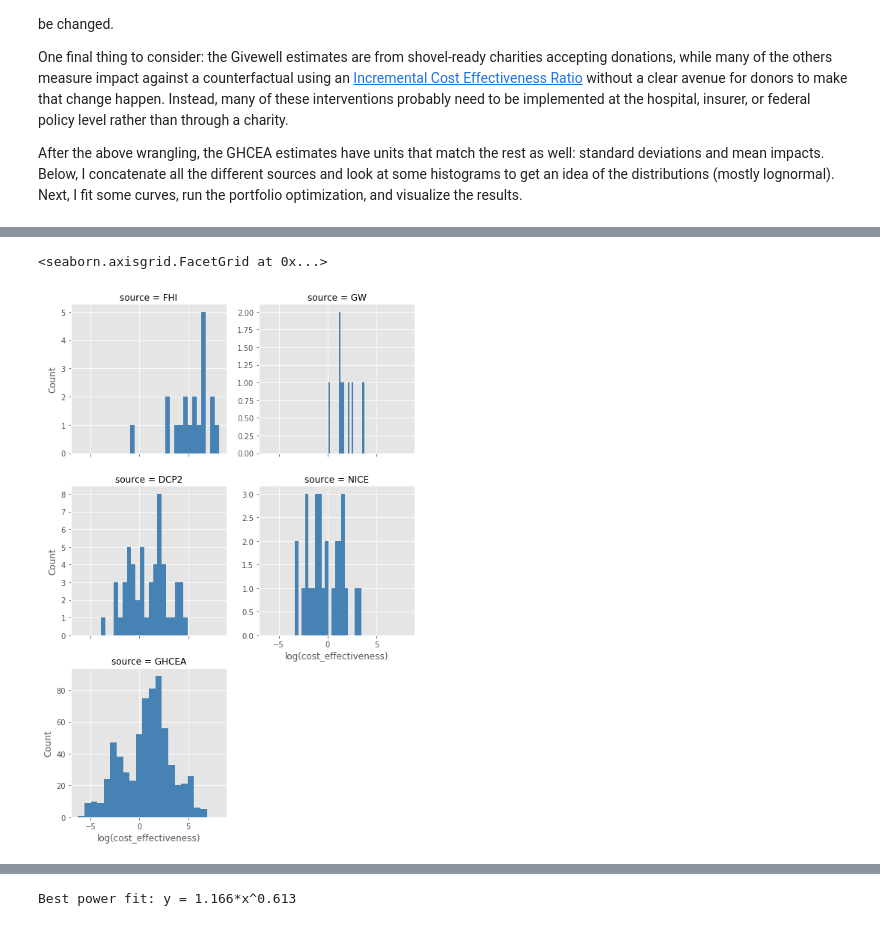
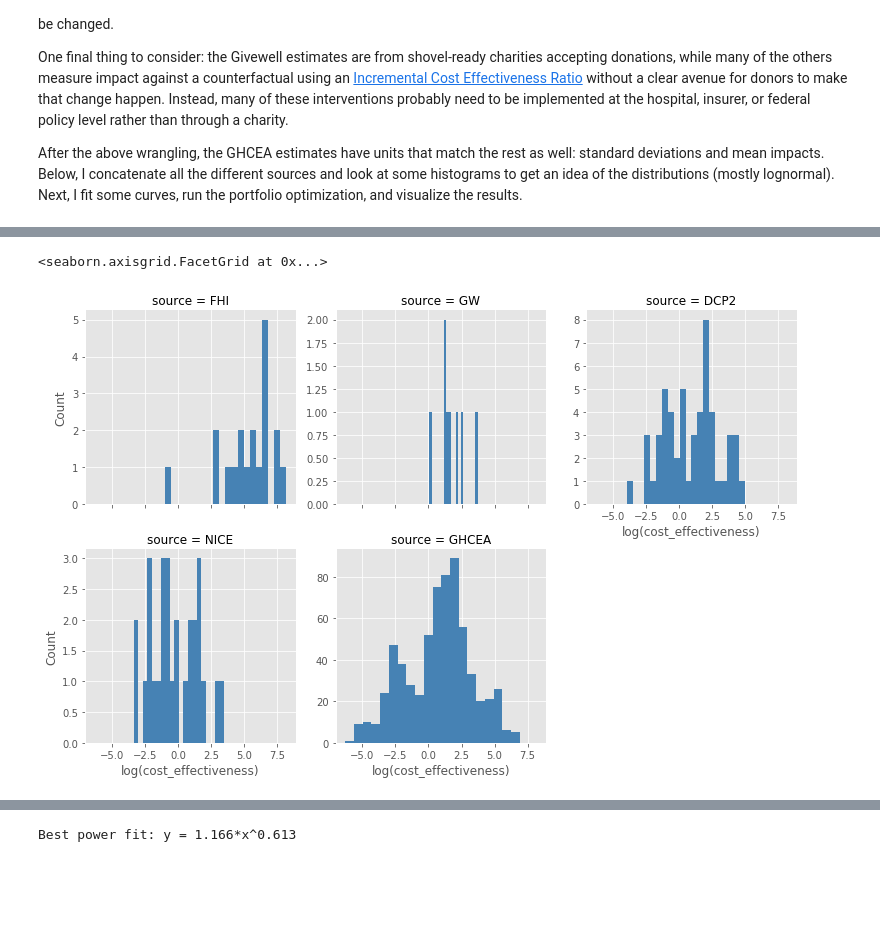
Before and after one commit to psthomas/risk-return, a Jupyter notebook: meta.ipynb, the cells around one changed output, grey strips where cells are left out. Drawn from its saved outputs; the diff is of its cells as text; code cells hidden in the pictures; blank space fills up the shorter version.

```diff
--- a/meta.ipynb
+++ b/meta.ipynb
@@ -346,11 +334,11 @@ plt.show()
 # %%
 #col="time",  col="year", col_wrap=2, size=4 , sharex=False
-g = sns.FacetGrid(plt_df,  col="source", col_wrap=2,  size=3.5, sharey=False)
+g = sns.FacetGrid(plt_df,  col="source", col_wrap=3,  height=3.5, sharey=False)
 g = g.map(plt.hist, "cost_effectiveness", bins=20, color='#4682b4')
 g.set_axis_labels("log(cost_effectiveness)", "Count")
 # %% [output]
 <seaborn.axisgrid.FacetGrid at 0x...>
-[figure, old version]
+[figure, new version]
 # %% [markdown]
 # Fitting Some Curves
 
```
Also changed, not shown: parts of 10 cells of this notebook, 2 other files.
